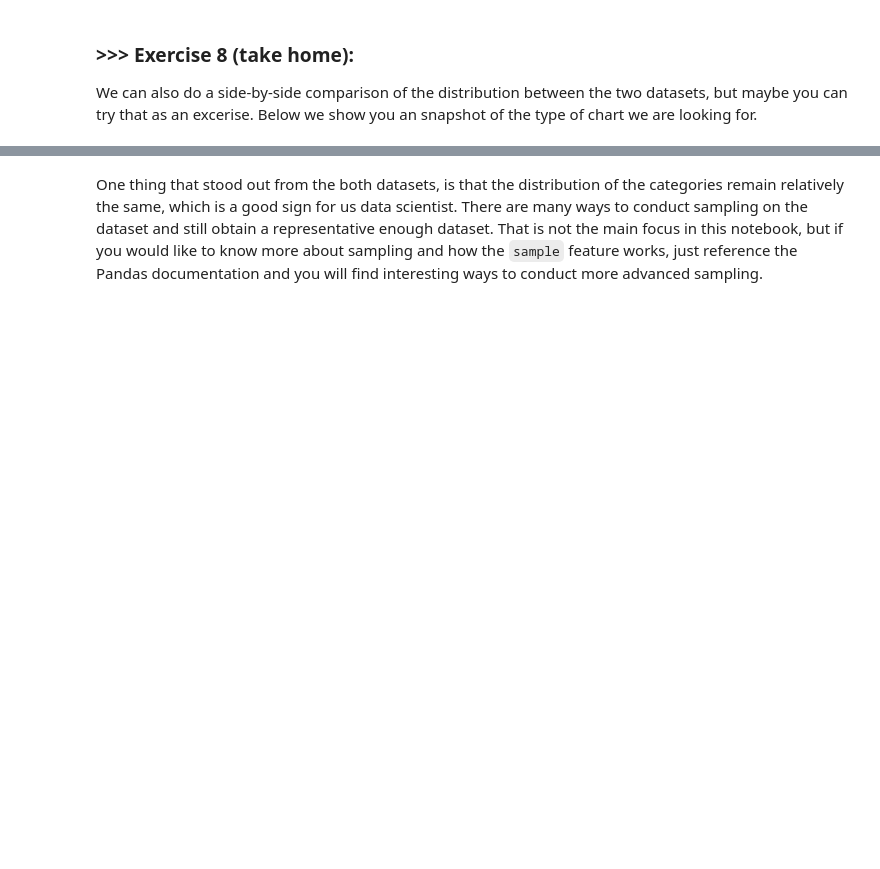
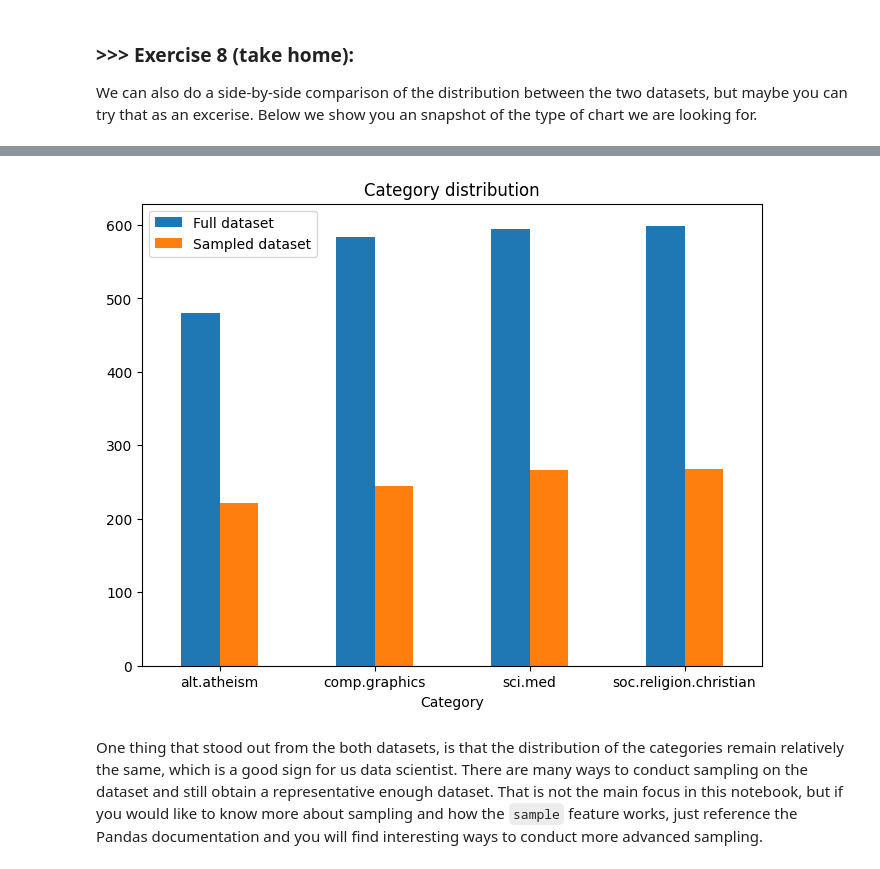
Before and after one commit to dan4546/DM2025-Lab1-Exercise, a Jupyter notebook: DM2025-Lab1-Master.ipynb, the cells around one changed output, grey strips where cells are left out. Cells and saved outputs as stored; diff of their text form; code cells hidden in the pictures; blank space fills up the shorter version.

```diff
--- a/DM2025-Lab1-Master.ipynb
+++ b/DM2025-Lab1-Master.ipynb
@@ -755,3 +815,21 @@ We can also do a side-by-side comparison of the distribution between the two dat
+# %%
+# Answer here
+count_X = X['category_name'].value_counts().sort_index()
+count_sample = X_sample['category_name'].value_counts().sort_index()
+
+# 合併成一個 DataFrame
+df_compare = pd.DataFrame({
+    'Full dataset': count_X,
+    'Sampled dataset': count_sample
+})
+
+# 繪圖
+df_compare.plot(kind='bar', figsize=(8,6), rot = 0)
+plt.title("Category distribution")
+plt.xlabel("Category")
+plt.show()
+# %% [output]
+[figure, added]
 # %% [markdown]
 One thing that stood out from the both datasets, is that the distribution of the categories remain relatively the same, which is a good sign for us data scientist. There are many ways to conduct sampling on the dataset and still obtain a representative enough dataset. That is not the main focus in this notebook, but if you would like to know more about sampling and how the `sample` feature works, just reference the Pandas documentation and you will find interesting ways to conduct more advanced sampling.
 # %% [markdown]
```
Also changed, not shown: parts of 31 cells of this notebook, 2 other files.
